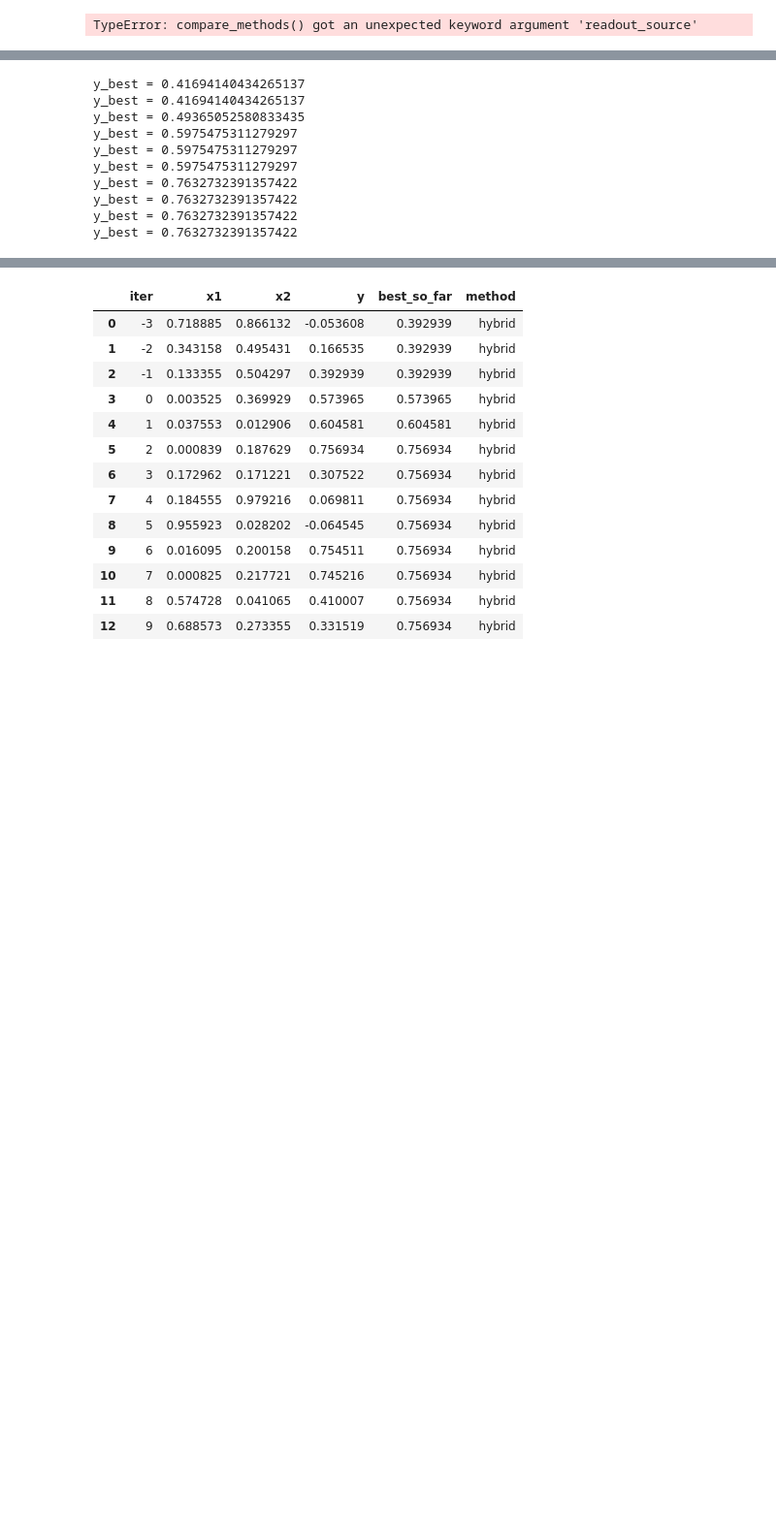
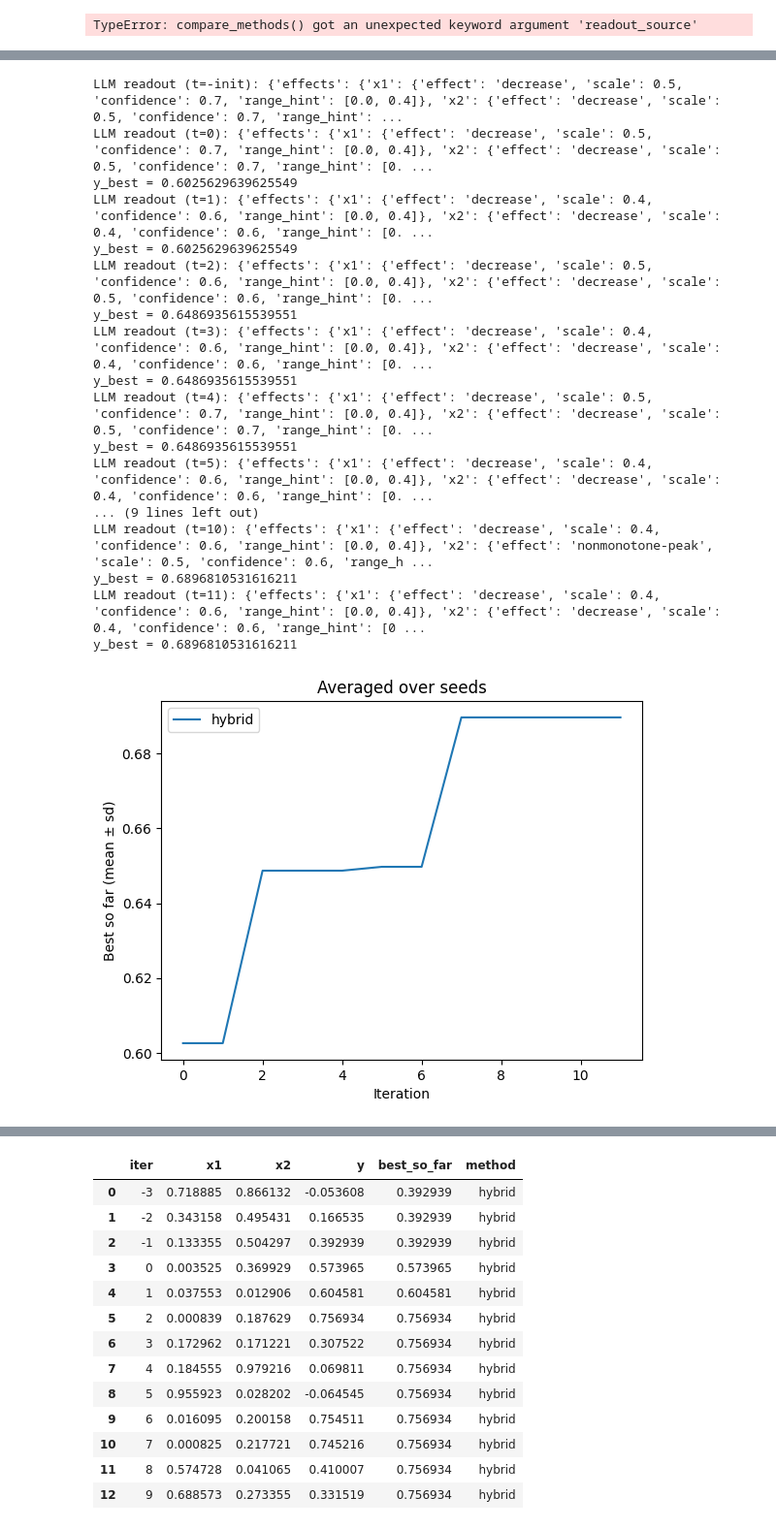
Before and after one commit to armtfgh/POLARIS-Project-, a Jupyter notebook: Franke Surface/dynamic_new.ipynb, the cells around one changed output, grey strips where cells are left out. Shown at 97% size. Cells and saved outputs as stored; diff of their text form; code cells hidden in the pictures; blank space fills up the shorter version.

```diff
--- a/Franke Surface/dynamic_new.ipynb
+++ b/Franke Surface/dynamic_new.ipynb
@@ -307,17 +404,35 @@ TypeError: compare_methods() got an unexpected keyword argument 'readout_source'
 # %%
-# Flat prior (just for sanity)
-hyb_flat = run_hybrid(
-    n_init=3, n_iter=10, seed=540, obj=franke_hard_torch,
-    readout_source="flat"
+import json, os
+
+hyb_llm = run_hybrid(
+    n_init=1,
+    n_iter=12,
+    seed=34,
+    obj=franke_hard_torch,
+    readout_source="llm",          # important: enables LLM + logging
+    use_controller_anchors=False,  # optional; keep off if isolating readout effects
+    debug_llm=True,               # print LLM readouts to console if True
+    model="gpt-4o-mini",               # or your chosen model
+    log_json_path="logs/hybrid_llm_seed11.json"
 )
+
+plot_runs_mean(hyb_llm)
 # %% [output]
-y_best = 0.41694140434265137
-y_best = 0.41694140434265137
-y_best = 0.49365052580833435
-y_best = 0.5975475311279297
-y_best = 0.5975475311279297
-y_best = 0.5975475311279297
-y_best = 0.7632732391357422
-y_best = 0.7632732391357422
-y_best = 0.7632732391357422
-y_best = 0.7632732391357422
+LLM readout (t=-init): {'effects': {'x1': {'effect': 'decrease', 'scale': 0.5, 'confidence': 0.7, 'range_hint': [0.0, 0.4]}, 'x2': {'effect': 'decrease', 'scale': 0.5, 'confidence': 0.7, 'range_hint': ...
+LLM readout (t=0): {'effects': {'x1': {'effect': 'decrease', 'scale': 0.5, 'confidence': 0.7, 'range_hint': [0.0, 0.4]}, 'x2': {'effect': 'decrease', 'scale': 0.5, 'confidence': 0.7, 'range_hint': [0. ...
+y_best = 0.6025629639625549
+LLM readout (t=1): {'effects': {'x1': {'effect': 'decrease', 'scale': 0.4, 'confidence': 0.6, 'range_hint': [0.0, 0.4]}, 'x2': {'effect': 'decrease', 'scale': 0.4, 'confidence': 0.6, 'range_hint': [0. ...
+y_best = 0.6025629639625549
+LLM readout (t=2): {'effects': {'x1': {'effect': 'decrease', 'scale': 0.5, 'confidence': 0.6, 'range_hint': [0.0, 0.4]}, 'x2': {'effect': 'decrease', 'scale': 0.5, 'confidence': 0.6, 'range_hint': [0. ...
+y_best = 0.6486935615539551
+LLM readout (t=3): {'effects': {'x1': {'effect': 'decrease', 'scale': 0.4, 'confidence': 0.6, 'range_hint': [0.0, 0.4]}, 'x2': {'effect': 'decrease', 'scale': 0.4, 'confidence': 0.6, 'range_hint': [0. ...
+y_best = 0.6486935615539551
+LLM readout (t=4): {'effects': {'x1': {'effect': 'decrease', 'scale': 0.5, 'confidence': 0.7, 'range_hint': [0.0, 0.4]}, 'x2': {'effect': 'decrease', 'scale': 0.5, 'confidence': 0.7, 'range_hint': [0. ...
+y_best = 0.6486935615539551
+LLM readout (t=5): {'effects': {'x1': {'effect': 'decrease', 'scale': 0.4, 'confidence': 0.6, 'range_hint': [0.0, 0.4]}, 'x2': {'effect': 'decrease', 'scale': 0.4, 'confidence': 0.6, 'range_hint': [0. ...
+... (9 lines left out)
+LLM readout (t=10): {'effects': {'x1': {'effect': 'decrease', 'scale': 0.4, 'confidence': 0.6, 'range_hint': [0.0, 0.4]}, 'x2': {'effect': 'nonmonotone-peak', 'scale': 0.5, 'confidence': 0.6, 'range_h ...
+y_best = 0.6896810531616211
+LLM readout (t=11): {'effects': {'x1': {'effect': 'decrease', 'scale': 0.4, 'confidence': 0.6, 'range_hint': [0.0, 0.4]}, 'x2': {'effect': 'decrease', 'scale': 0.4, 'confidence': 0.6, 'range_hint': [0 ...
+y_best = 0.6896810531616211
+[figure, added]
```
Also changed, not shown: parts of 3 cells of this notebook, 2 other files.
